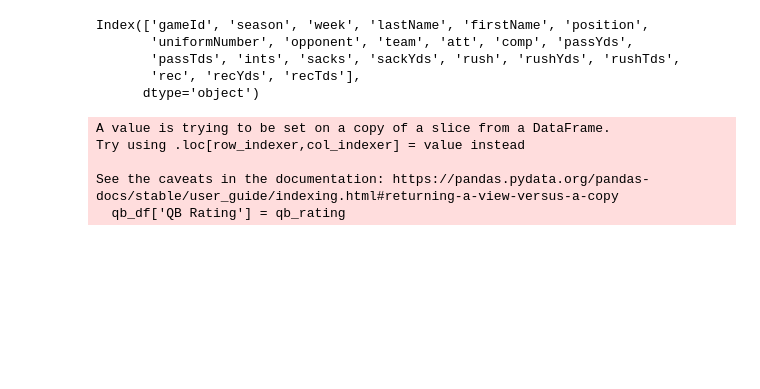
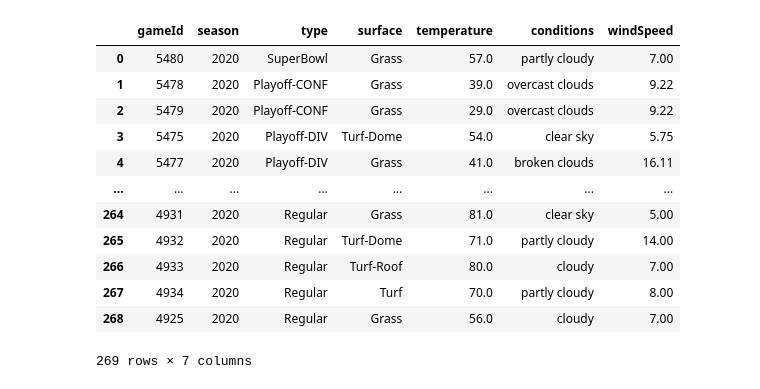
Before and after one commit to nblaul/Project-1, a Jupyter notebook: Project1_datacleanup.ipynb, the cells around one changed output. Saved outputs shown, nothing was run; the diff lists cells and outputs as text; code cells hidden in the pictures; blank space fills up the shorter version.

```diff
--- a/Project1_datacleanup.ipynb
+++ b/Project1_datacleanup.ipynb
@@ -19,52 +29,16 @@ weather_df = weather_df.loc[weather_df['type'] == 'Regular']
-# %%
-# Player stats for each game played
-
-game_stat_url = 'http://spreadtrends.com/api/nfl/games/2020/1/stats?format=json'
-
-stat_results = requests.get(game_stat_url).json()
-
-# create dataframe of results
-game_stat_df = pd.json_normalize(stat_results, record_path = ['results'])
-game_stat_df.head()
-
-
-
-# Get player stat data for each game
-# QB, RB, WR, K
-
-qb_df = game_stat_df.loc[game_stat_df['position'] == 'QB']
-qb_df.head()
-
-rb_df = game_stat_df.loc[game_stat_df['position'] == 'RB']
-rb_df.head()
-
-wr_df = game_stat_df.loc[game_stat_df['position'] == 'WR']
-
-k_df = game_stat_df.loc[game_stat_df['position'] == 'K']
-
-# Merge game stat data with player stat data
-
-print(qb_df.columns)
-# %% [output]
-Index(['gameId', 'season', 'week', 'lastName', 'firstName', 'position',
-       'uniformNumber', 'opponent', 'team', 'att', 'comp', 'passYds',
-       'passTds', 'ints', 'sacks', 'sackYds', 'rush', 'rushYds', 'rushTds',
-       'rec', 'recYds', 'recTds'],
-      dtype='object')
 # %%
-# QB Rating cacluation
-
-A = ((qb_df['comp'] / qb_df['att'])-.3)*5
-B = ((qb_df['passYds'] / qb_df['att'])-3)*.25
-C = ((qb_df['passTds'] / qb_df['att']))*20
-D = (2.375 - ((qb_df['ints'] / qb_df['att'])*25))
-
-qb_rating = ((A + B + C + D)/6)*100
+pd.DataFrame(game_data["results"])[['gameId', 'season', 'type','surface', 'temperature', 'conditions', 'windSpeed']]
+# %% [output]
+|  | gameId | season | type | surface | temperature | conditions | windSpeed |
+| 0 | 5480 | 2020 | SuperBowl | Grass | 57.0 | partly cloudy | 7.00 |
+| 1 | 5478 | 2020 | Playoff-CONF | Grass | 39.0 | overcast clouds | 9.22 |
+| 2 | 5479 | 2020 | Playoff-CONF | Grass | 29.0 | overcast clouds | 9.22 |
+| 3 | 5475 | 2020 | Playoff-DIV | Turf-Dome | 54.0 | clear sky | 5.75 |
+| 4 | 5477 | 2020 | Playoff-DIV | Grass | 41.0 | broken clouds | 16.11 |
+| ... | ... | ... | ... | ... | ... | ... | ... |
+| 264 | 4931 | 2020 | Regular | Grass | 81.0 | clear sky | 5.00 |
+| 265 | 4932 | 2020 | Regular | Turf-Dome | 71.0 | partly cloudy | 14.00 |
+| 266 | 4933 | 2020 | Regular | Turf-Roof | 80.0 | cloudy | 7.00 |
+| 267 | 4934 | 2020 | Regular | Turf | 70.0 | partly cloudy | 8.00 |
+| 268 | 4925 | 2020 | Regular | Grass | 56.0 | cloudy | 7.00 |
+269 rows × 7 columns
-# %%
-qb_df['QB Rating'] = qb_rating
-# %% [output]
-A value is trying to be set on a copy of a slice from a DataFrame.
-Try using .loc[row_indexer,col_indexer] = value instead
-
-See the caveats in the documentation: https://pandas.pydata.org/pandas-docs/stable/user_guide/indexing.html#returning-a-view-versus-a-copy
-  qb_df['QB Rating'] = qb_rating
```
Also changed, not shown: parts of 13 cells of this notebook, 2 other files.
